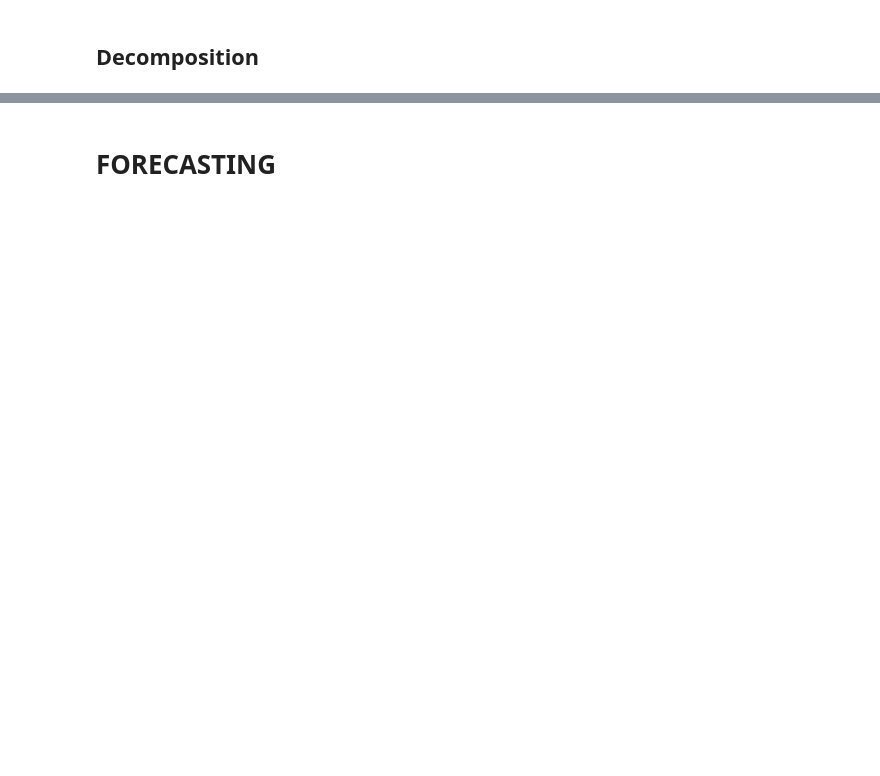
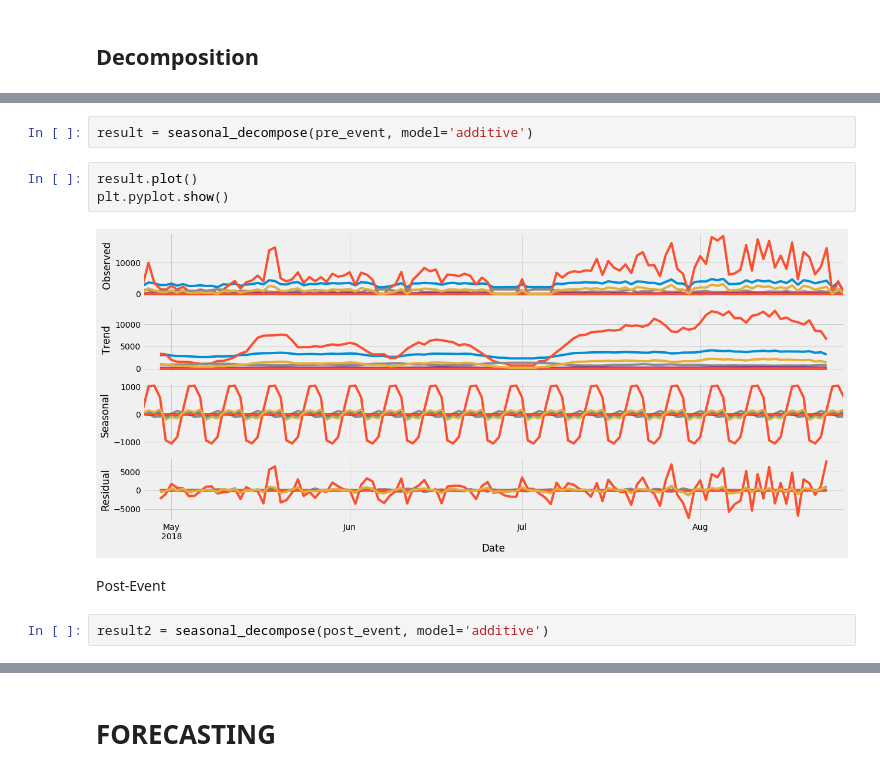
Before and after one commit to CrapWork/time-series, a Jupyter notebook: bare-bones.ipynb, the cells around one changed output, grey strips where cells are left out. Saved outputs shown, nothing was run; the diff lists cells and outputs as text; blank space fills up the shorter version.

```diff
--- a/bare-bones.ipynb
+++ b/bare-bones.ipynb
@@ -82,0 +138,11 @@ Maybe the trend lines are different for pre and post murder?
+# %%
+result = seasonal_decompose(pre_event, model='additive')
+# %%
+result.plot()
+plt.pyplot.show()
+# %% [output]
+[figure, added]
+# %% [markdown]
+Post-Event
+# %%
+result2 = seasonal_decompose(post_event, model='additive')
```
Also changed, not shown: parts of 28 cells of this notebook, 1 other file.
